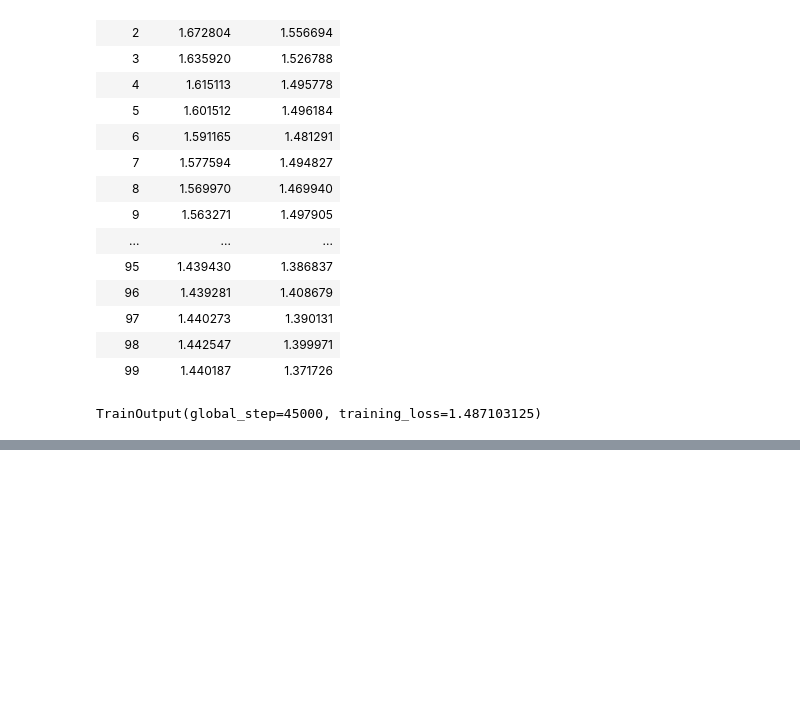
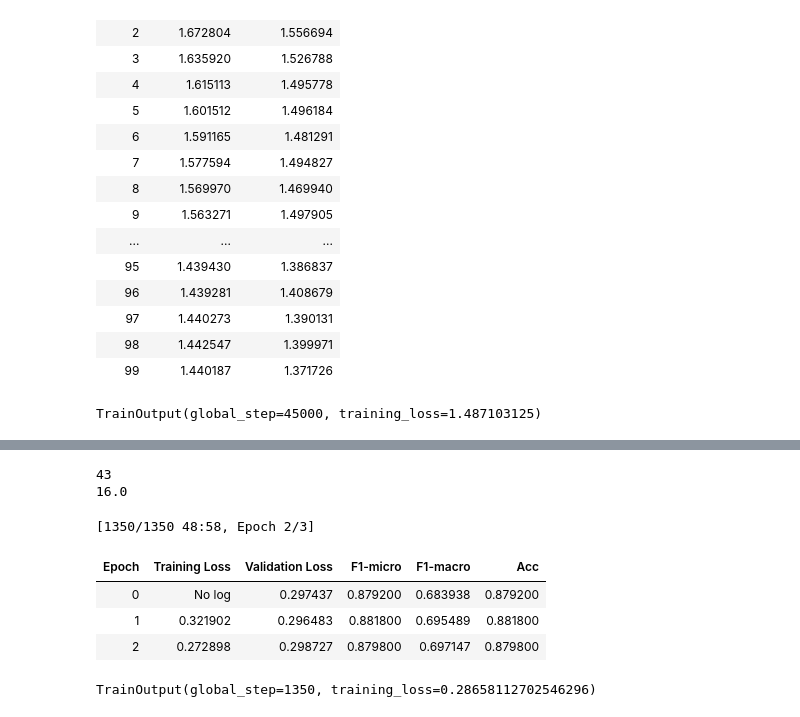
Before and after one commit to jonathanc42/DL_project, a Jupyter notebook: Roberta_mlm_amazon_100_epoch.ipynb, the cells around one changed output, grey strips where cells are left out. Drawn from its saved outputs; the diff is of its cells as text; code cells hidden in the pictures; blank space fills up the shorter version.

```diff
--- a/Roberta_mlm_amazon_100_epoch.ipynb
+++ b/Roberta_mlm_amazon_100_epoch.ipynb
@@ -186,0 +214,18 @@ model.save_adapter(f'model/amazon/{today}/adapter', 'mlm')
+# %%
+training_args_ft = TrainingArguments(
+    output_dir=f'model/{ds_name}/ft/{today}/',
+    evaluation_strategy = "epoch",
+    learning_rate=2e-5,
+    remove_unused_columns=False,
+    num_train_epochs=3,
+    fp16=True,
+    per_device_train_batch_size=16,
+    per_device_eval_batch_size=64,
+    adam_beta1=0.9,
+    adam_beta2=0.98,
+    adam_epsilon=1e-6,
+#     warmup_ratio=0.006, not supported in adapter-transformers
+    warmup_steps=WARMUP_STEP,
+    weight_decay=0.01,
+    gradient_accumulation_steps=GRADIENT_ACC_STEP
+)
@@ -186,0 +260,2 @@ model.save_adapter(f'model/amazon/{today}/adapter', 'mlm')
+# %%
+model = RobertaModelWithHeads.from_pretrained('allenai/dsp_roberta_base_tapt_amazon_helpfulness_115K')
@@ -186,0 +268,23 @@ model.save_adapter(f'model/amazon/{today}/adapter', 'mlm')
+# %%
+model.add_classification_head('Amazon_classifier', num_labels=n_labels)
+# %%
+# get warm up steps for given warmup ratio
+
+warmup_ratio = 0.006
+max_train_batch_size_mlm = 16
+WARMUP_STEP = max(1, int(dataset_encoded['train'].num_rows / max_train_batch_size_mlm * warmup_ratio))
+print(WARMUP_STEP)
+GRADIENT_ACC_STEP = 256 / max_train_batch_size_mlm
+print(GRADIENT_ACC_STEP)
+# %% [output]
+43
+16.0
+# %%
+trainer_ft = Trainer(
+    model=model,
+    args=training_args_ft,
+    train_dataset=dataset_encoded["train"],
+    eval_dataset=dataset_encoded["validation"],
+    compute_metrics= compute_score
+#     data_collator=data_collator,
+)
@@ -186,0 +309,9 @@ model.save_adapter(f'model/amazon/{today}/adapter', 'mlm')
+# %%
+trainer_ft.train()
+# %% [output]
+[1350/1350 48:58, Epoch 2/3]
+| Epoch | Training Loss | Validation Loss | F1-micro | F1-macro | Acc |
+| 0 | No log | 0.297437 | 0.879200 | 0.683938 | 0.879200 |
+| 1 | 0.321902 | 0.296483 | 0.881800 | 0.695489 | 0.881800 |
+| 2 | 0.272898 | 0.298727 | 0.879800 | 0.697147 | 0.879800 |
+TrainOutput(global_step=1350, training_loss=0.28658112702546296)
```
Also changed, not shown: parts of 41 cells of this notebook.
